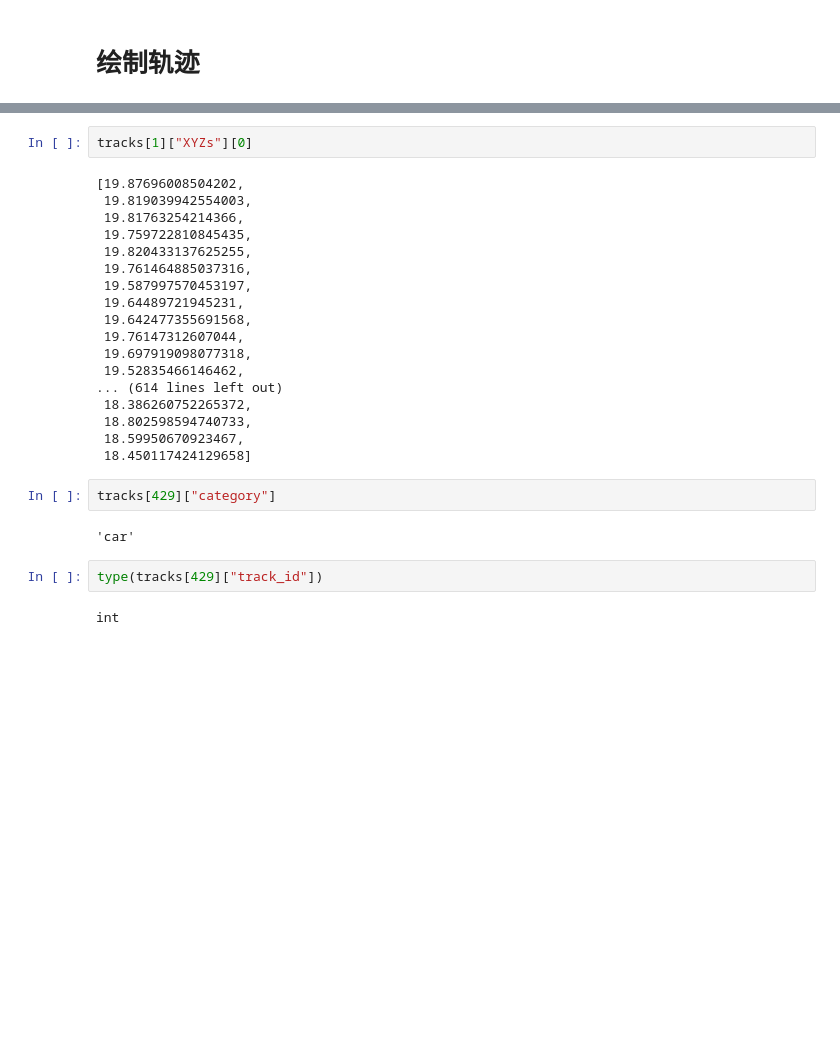
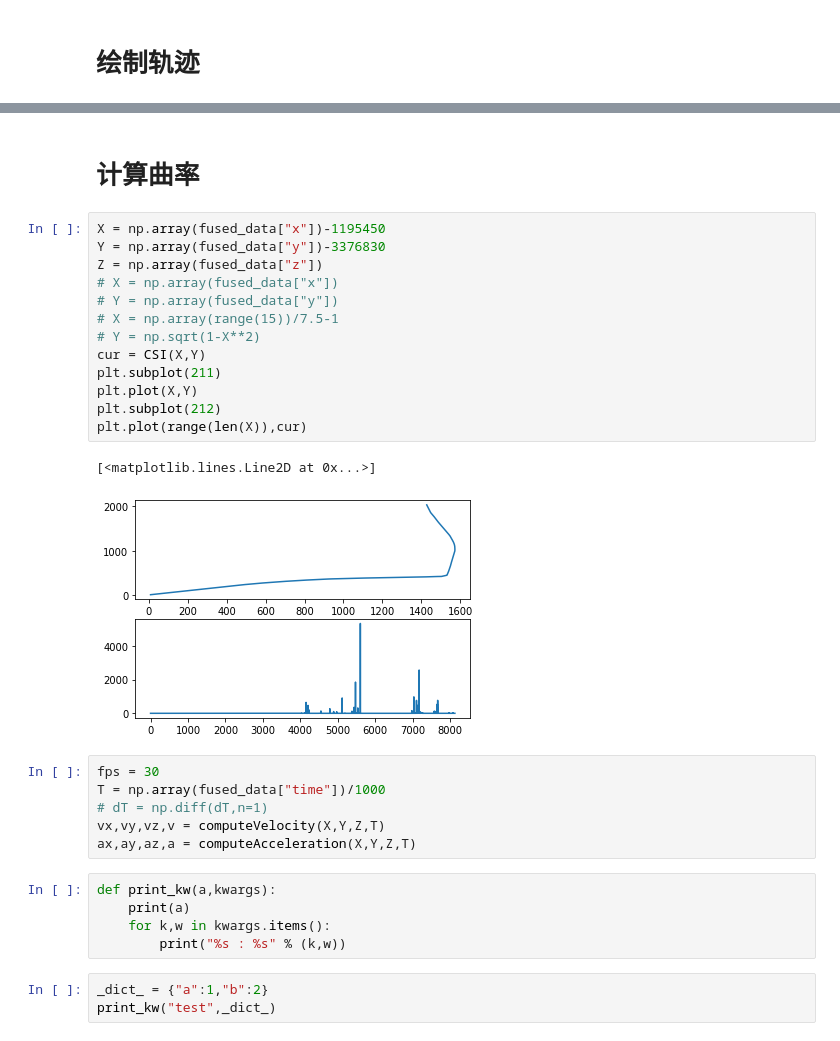
Before and after one commit to YuanxianH/BicycleBehaviorAnalysis, a Jupyter notebook: tracklet_analysis.ipynb, the cells around one changed output, grey strips where cells are left out. Drawn from its saved outputs; the diff is of its cells as text; blank space fills up the shorter version.

```diff
--- a/tracklet_analysis.ipynb
+++ b/tracklet_analysis.ipynb
@@ -134,28 +136,32 @@ plt.show()
-# %%
-tracks[1]["XYZs"][0]
-# %% [output]
-[19.87696008504202,
- 19.819039942554003,
- 19.81763254214366,
- 19.759722810845435,
- 19.820433137625255,
- 19.761464885037316,
- 19.587997570453197,
- 19.64489721945231,
- 19.642477355691568,
- 19.76147312607044,
- 19.697919098077318,
- 19.52835466146462,
-... (614 lines left out)
- 18.386260752265372,
- 18.802598594740733,
- 18.59950670923467,
- 18.450117424129658]
-# %%
-tracks[429]["category"]
-# %% [output]
-'car'
-# %%
-type(tracks[429]["track_id"])
-# %% [output]
-int
+# %% [markdown]
+# 计算曲率
+# %%
+X = np.array(fused_data["x"])-1195450
+Y = np.array(fused_data["y"])-3376830
+Z = np.array(fused_data["z"])
+# X = np.array(fused_data["x"])
+# Y = np.array(fused_data["y"])
+# X = np.array(range(15))/7.5-1
+# Y = np.sqrt(1-X**2)
+cur = CSI(X,Y)
+plt.subplot(211)
+plt.plot(X,Y)
+plt.subplot(212)
+plt.plot(range(len(X)),cur)
+# %% [output]
+[<matplotlib.lines.Line2D at 0x...>]
+[figure, added]
+# %%
+fps = 30
+T = np.array(fused_data["time"])/1000
+# dT = np.diff(dT,n=1)
+vx,vy,vz,v = computeVelocity(X,Y,Z,T)
+ax,ay,az,a = computeAcceleration(X,Y,Z,T)
+# %%
+def print_kw(a,kwargs):
+    print(a)
+    for k,w in kwargs.items():
+        print("%s : %s" % (k,w))
+# %%
+_dict_ = {"a":1,"b":2}
+print_kw("test",_dict_)
```
Also changed, not shown: parts of 6 cells of this notebook, 14 other files.
